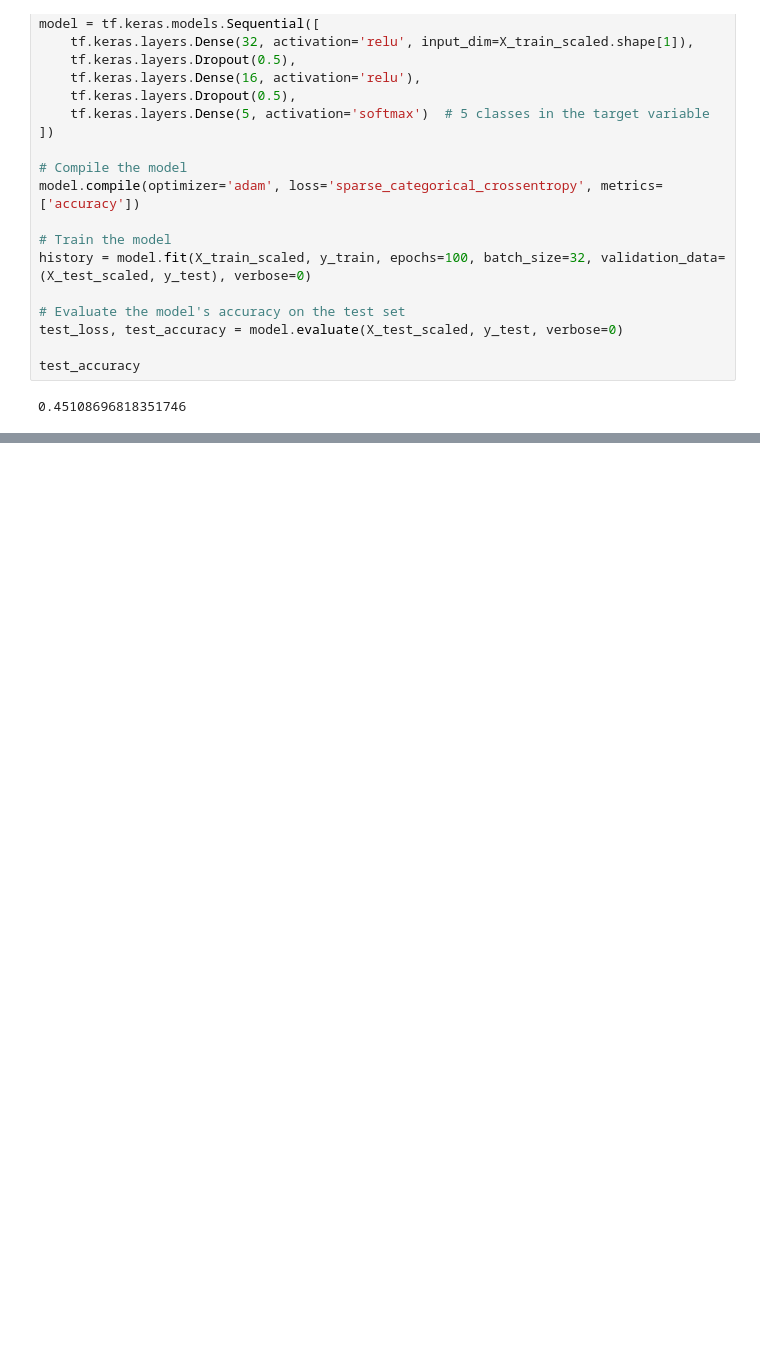
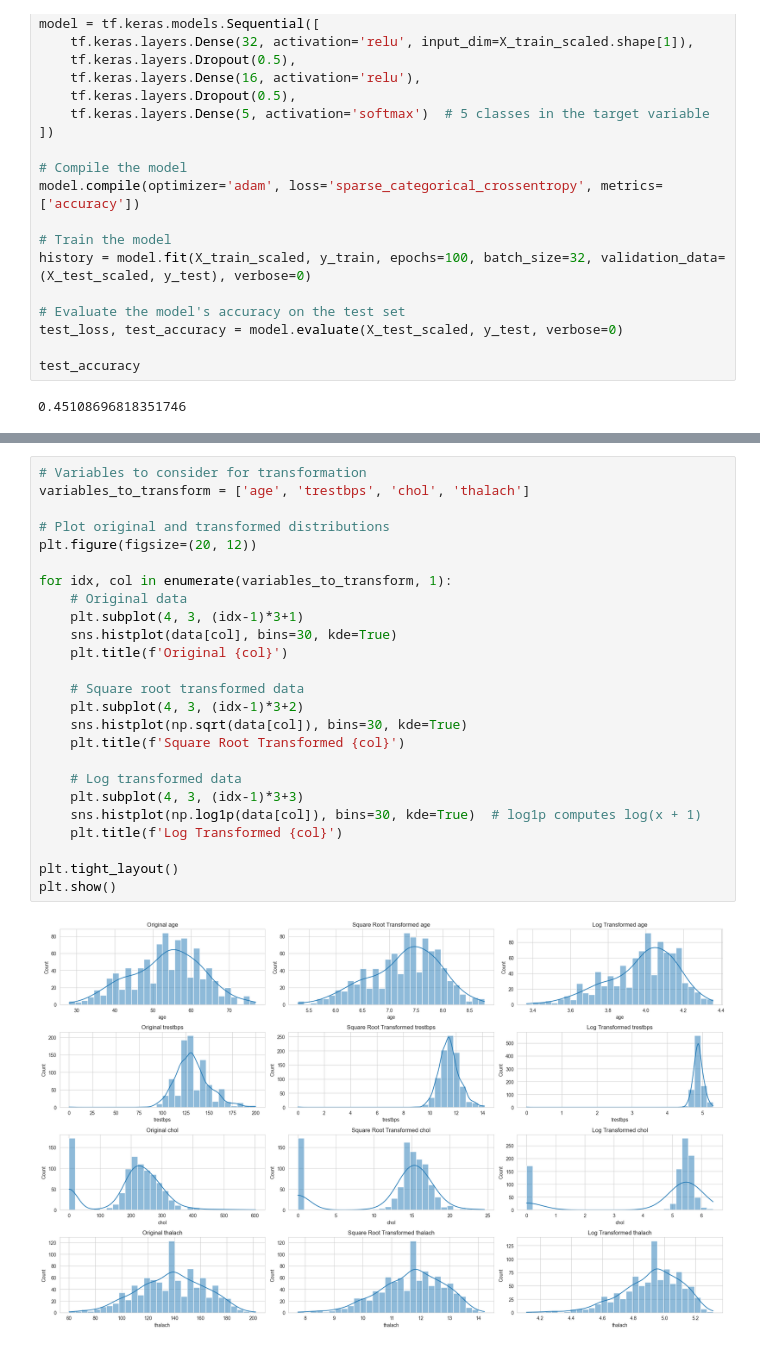
Before and after one commit to halliekinsey/heart_disease, a Jupyter notebook: heart+disease/report.ipynb, the cells around one changed output, grey strips where cells are left out. Cells and saved outputs as stored; diff of their text form; blank space fills up the shorter version.

```diff
--- a/heart+disease/report.ipynb
+++ b/heart+disease/report.ipynb
@@ -519,0 +625,27 @@ test_accuracy
+# %%
+# Variables to consider for transformation
+variables_to_transform = ['age', 'trestbps', 'chol', 'thalach']
+
+# Plot original and transformed distributions
+plt.figure(figsize=(20, 12))
+
+for idx, col in enumerate(variables_to_transform, 1):
+    # Original data
+    plt.subplot(4, 3, (idx-1)*3+1)
+    sns.histplot(data[col], bins=30, kde=True)
+    plt.title(f'Original {col}')
+
+    # Square root transformed data
+    plt.subplot(4, 3, (idx-1)*3+2)
+    sns.histplot(np.sqrt(data[col]), bins=30, kde=True)
+    plt.title(f'Square Root Transformed {col}')
+
+    # Log transformed data
+    plt.subplot(4, 3, (idx-1)*3+3)
+    sns.histplot(np.log1p(data[col]), bins=30, kde=True)  # log1p computes log(x + 1)
+    plt.title(f'Log Transformed {col}')
+
+plt.tight_layout()
+plt.show()
+# %% [output]
+[figure, added]
```
Also changed, not shown: parts of 10 cells of this notebook.
